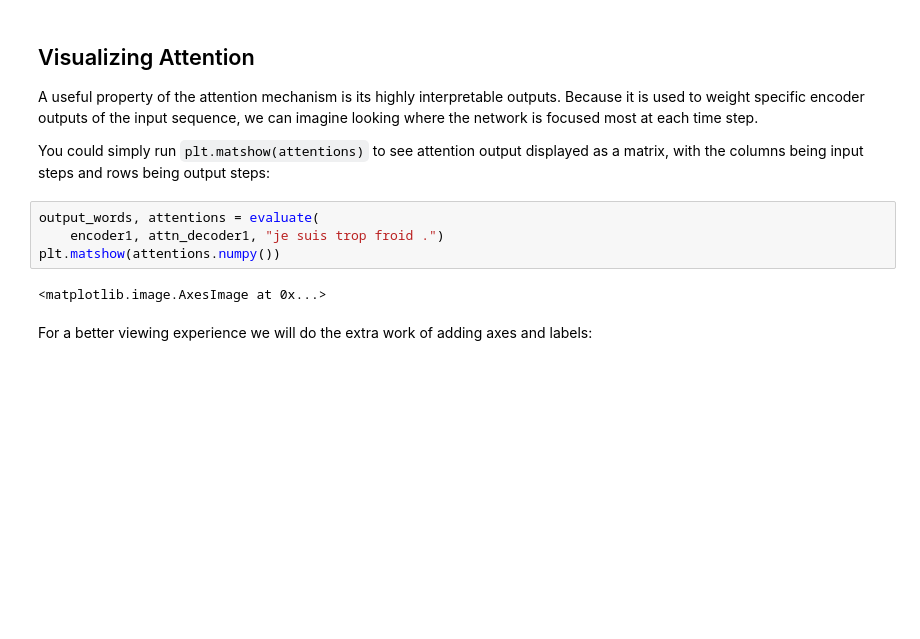
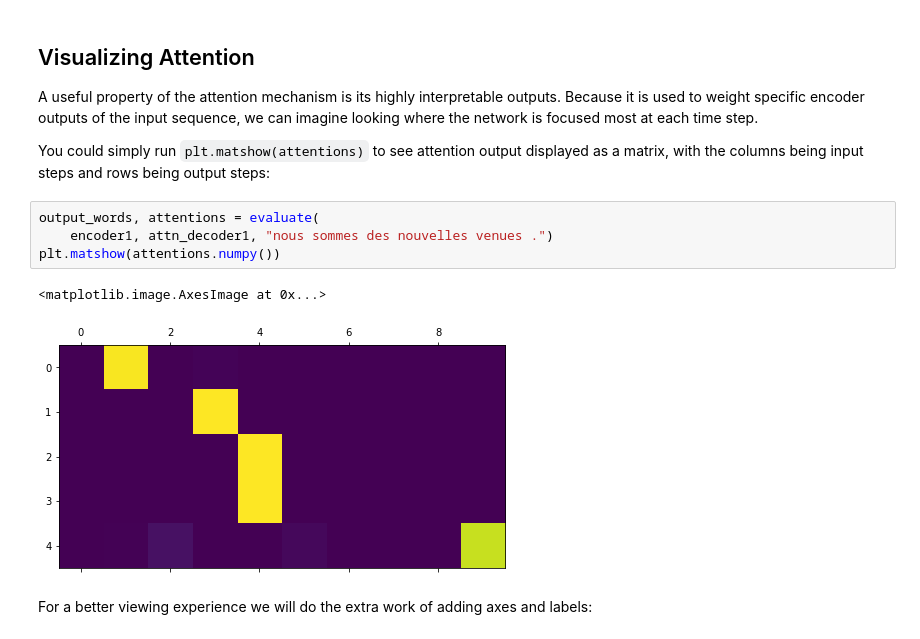
Before and after one commit to ananthsankar/seq2seq_attention, a Jupyter notebook: seq2seq_translation_tutorial-usf.ipynb, the cells around one changed output. Cells and saved outputs as stored; diff of their text form; blank space fills up the shorter version.

```diff
--- a/seq2seq_translation_tutorial-usf.ipynb
+++ b/seq2seq_translation_tutorial-usf.ipynb
@@ -784,10 +787,11 @@ displayed as a matrix, with the columns being input steps and rows being
 output steps:
 # %%
 output_words, attentions = evaluate(
-    encoder1, attn_decoder1, "je suis trop froid .")
+    encoder1, attn_decoder1, "nous sommes des nouvelles venues .")
 plt.matshow(attentions.numpy())
 # %% [output]
 <matplotlib.image.AxesImage at 0x...>
+[figure, added]
 # %% [markdown]
 For a better viewing experience we will do the extra work of adding axes
 and labels:
```
Also changed, not shown: parts of 6 cells of this notebook.
